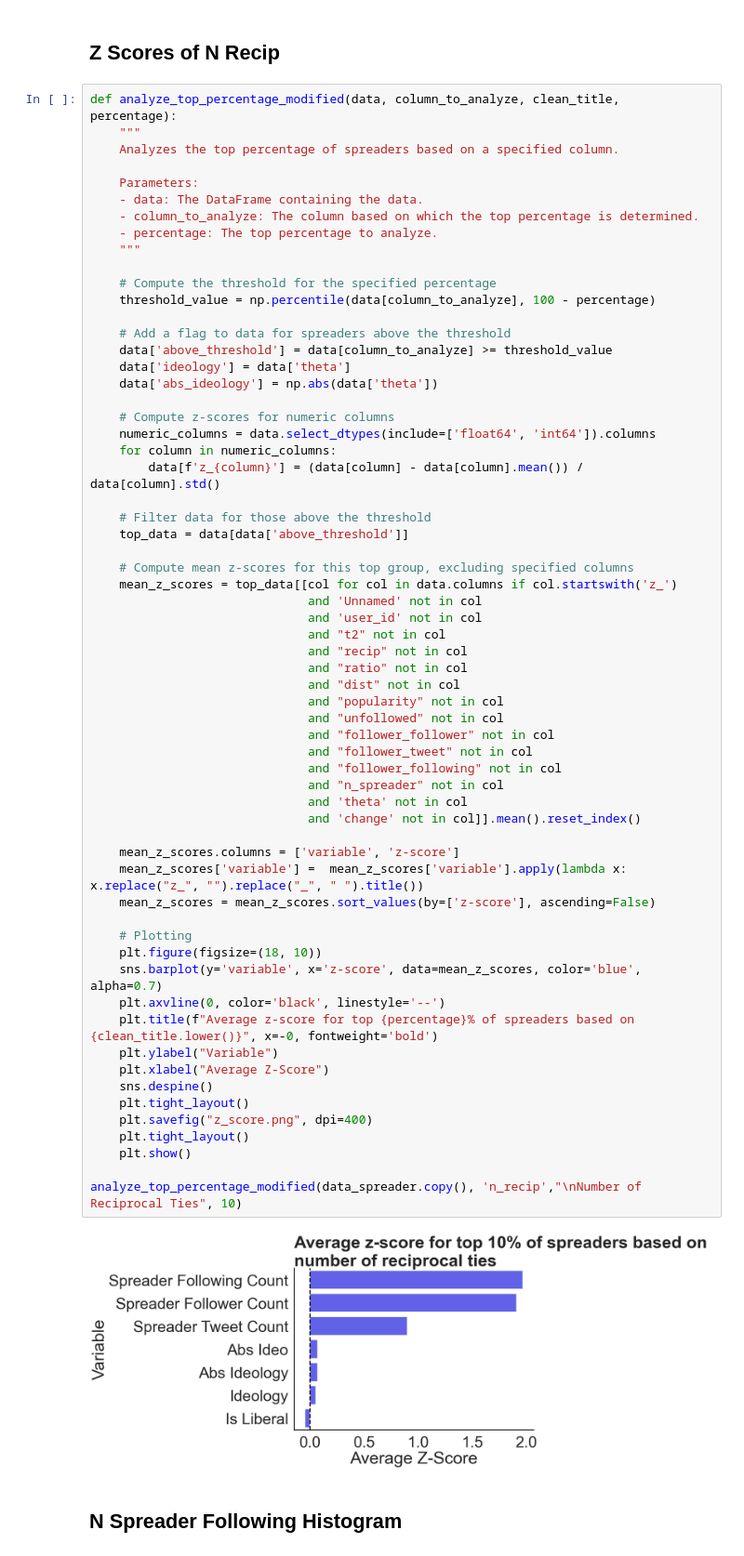
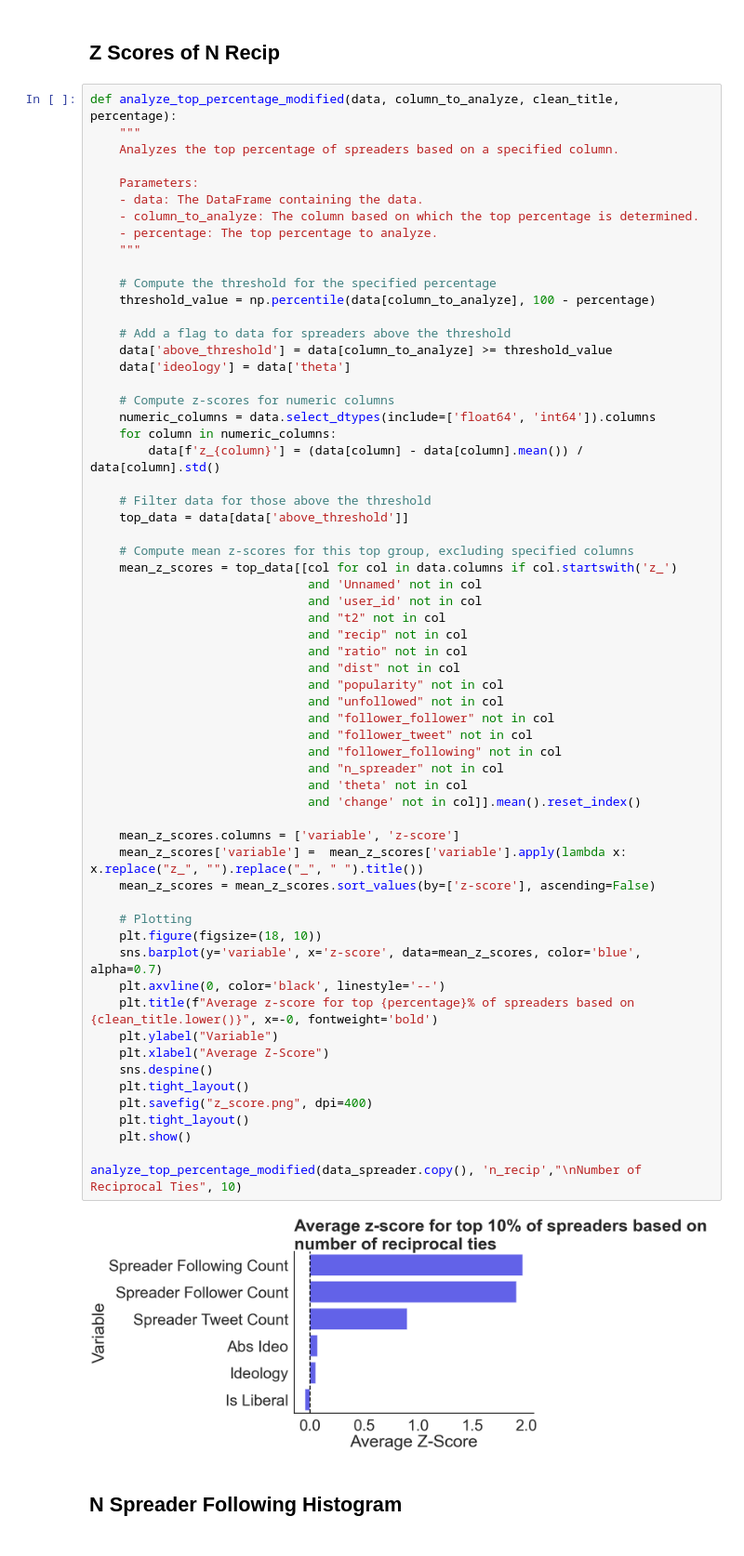
Before and after one commit to josh-ashkinaze/unfollowing_obs2, a Jupyter notebook: desc_stats.ipynb, the cells around one changed output. Shown at 93% size. Cells and saved outputs as stored; diff of their text form.

```diff
--- a/desc_stats.ipynb
+++ b/desc_stats.ipynb
@@ -441,7 +452,6 @@ def analyze_top_percentage_modified(data, column_to_analyze, clean_title, percen
     # Add a flag to data for spreaders above the threshold
     data['above_threshold'] = data[column_to_analyze] >= threshold_value
     data['ideology'] = data['theta']
-    data['abs_ideology'] = np.abs(data['theta'])
 
     # Compute z-scores for numeric columns
     numeric_columns = data.select_dtypes(include=['float64', 'int64']).columns
@@ -460,34 +470,34 @@ def analyze_top_percentage_modified(data, column_to_analyze, clean_title, percen
                               and "ratio" not in col
                               and "dist" not in col
                               and "popularity" not in col
                               and "unfollowed" not in col
                               and "follower_follower" not in col
                               and "follower_tweet" not in col
                               and "follower_following" not in col
                               and "n_spreader" not in col
                               and 'theta' not in col
                               and 'change' not in col]].mean().reset_index()
 
     mean_z_scores.columns = ['variable', 'z-score']
     mean_z_scores['variable'] =  mean_z_scores['variable'].apply(lambda x: x.replace("z_", "").replace("_", " ").title())
     mean_z_scores = mean_z_scores.sort_values(by=['z-score'], ascending=False)
 
     # Plotting
     plt.figure(figsize=(18, 10))
     sns.barplot(y='variable', x='z-score', data=mean_z_scores, color='blue', alpha=0.7)
     plt.axvline(0, color='black', linestyle='--')
     plt.title(f"Average z-score for top {percentage}% of spreaders based on {clean_title.lower()}", x=-0, fontweight='bold')
     plt.ylabel("Variable")
     plt.xlabel("Average Z-Score")
     sns.despine()
     plt.tight_layout()
     plt.savefig("z_score.png", dpi=400)
     plt.tight_layout()
     plt.show()
 
 analyze_top_percentage_modified(data_spreader.copy(), 'n_recip',"\nNumber of Reciprocal Ties", 10)
 # %% [output]
-[figure, old version]
+[figure, new version]
 # %% [markdown]
 ## N Spreader Following Histogram
 # %%
```
Also changed, not shown: parts of 16 cells of this notebook, 1 other file.
